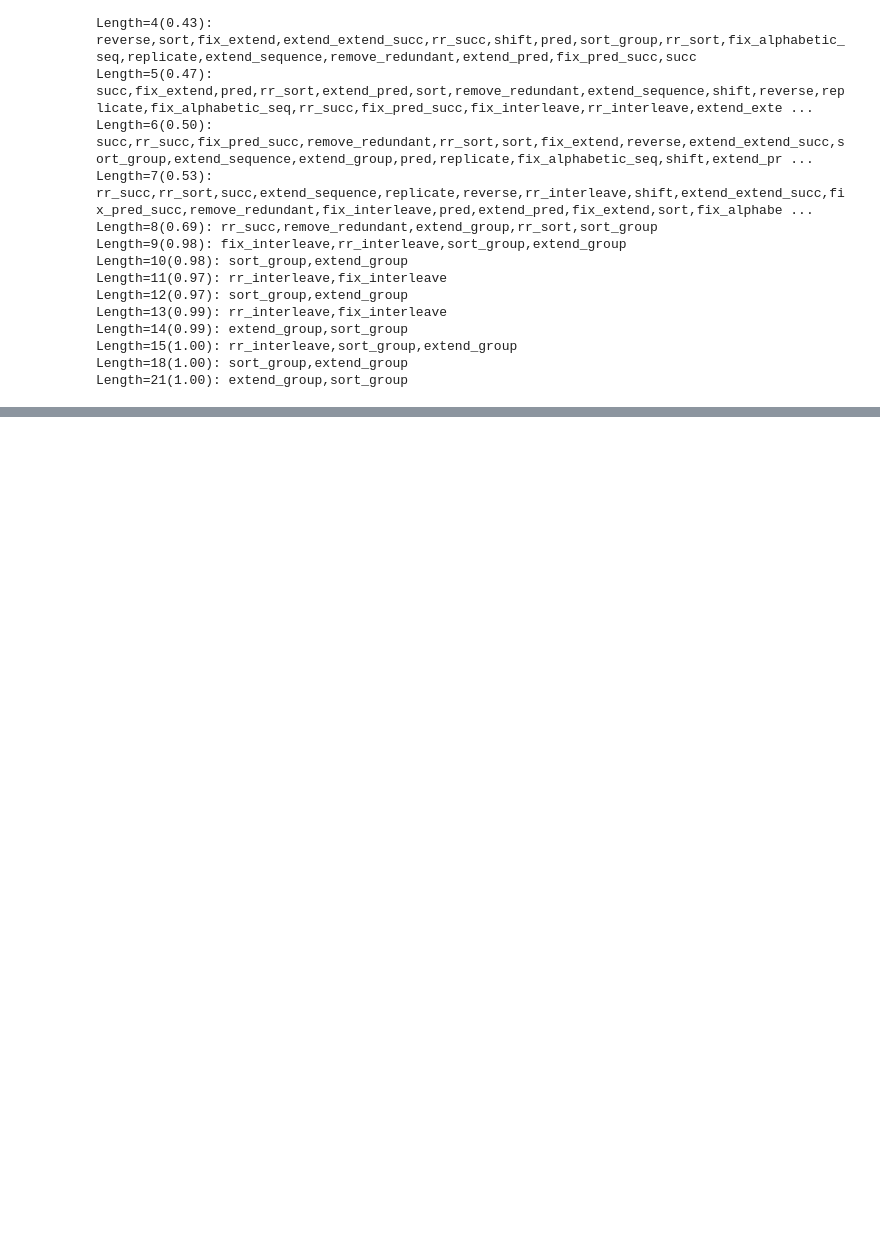
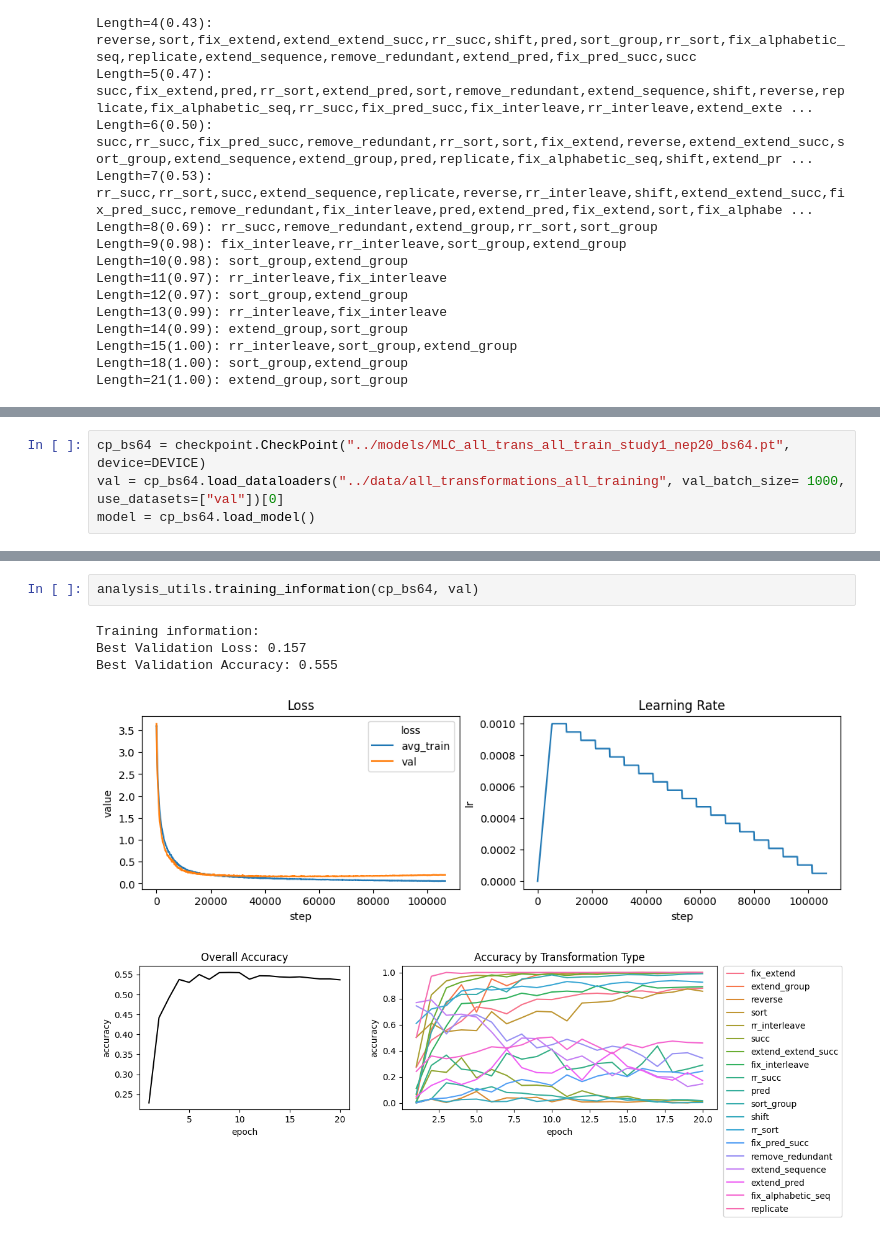
Before and after one commit to philipp-hellwig/MLC-letter-string-analogies, a Jupyter notebook: analyses/all_trans.ipynb, the cells around one changed output, grey strips where cells are left out. Drawn from its saved outputs; the diff is of its cells as text; blank space fills up the shorter version.

```diff
--- a/analyses/all_trans.ipynb
+++ b/analyses/all_trans.ipynb
@@ -433,0 +436,4 @@ Length=21(1.00): extend_group,sort_group
+# %%
+cp_bs64 = checkpoint.CheckPoint("../models/MLC_all_trans_all_train_study1_nep20_bs64.pt", device=DEVICE)
+val = cp_bs64.load_dataloaders("../data/all_transformations_all_training", val_batch_size= 1000, use_datasets=["val"])[0]
+model = cp_bs64.load_model()
@@ -433,0 +456,8 @@ Length=21(1.00): extend_group,sort_group
+# %%
+analysis_utils.training_information(cp_bs64, val)
+# %% [output]
+Training information:
+Best Validation Loss: 0.157
+Best Validation Accuracy: 0.555
+[figure, added]
+[figure, added]
```
Also changed, not shown: parts of 7 cells of this notebook, 3 other files.
